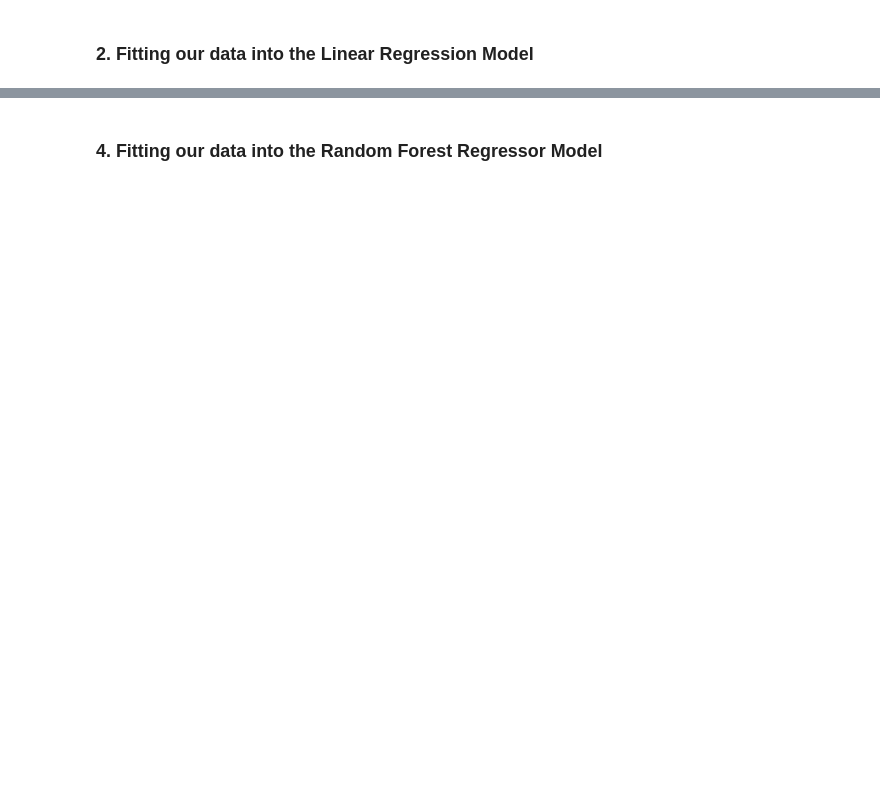
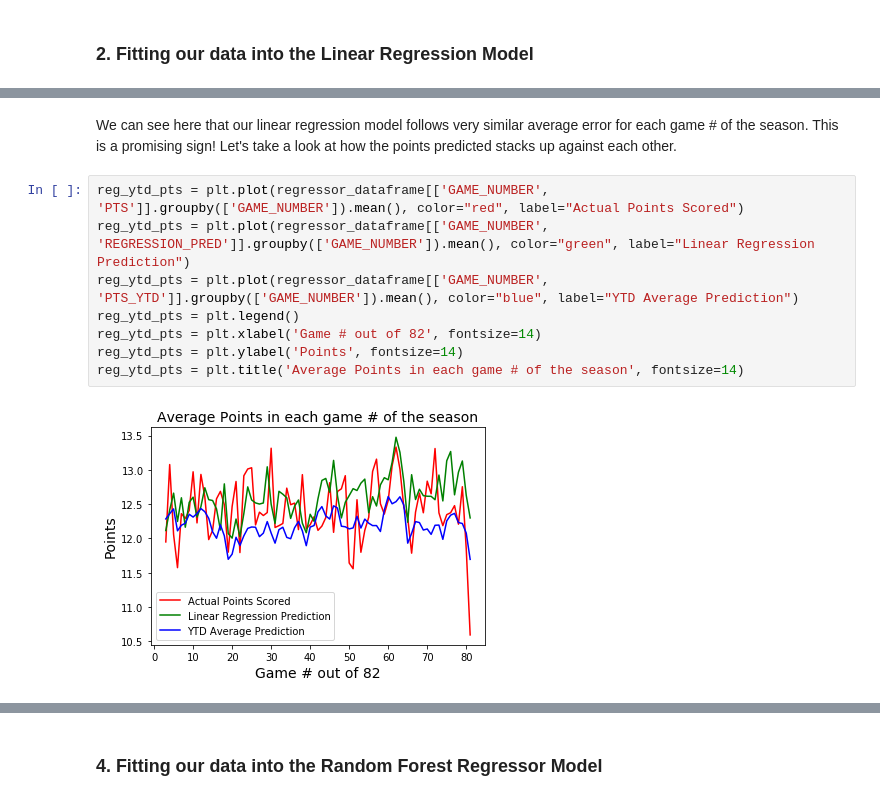
Before and after one commit to btsao604/Capstone_1, a Jupyter notebook: Final_Report/Capstone_Project_1_In-Depth_Analysis.ipynb, the cells around one changed output, grey strips where cells are left out. Saved outputs shown, nothing was run; the diff lists cells and outputs as text; blank space fills up the shorter version.

```diff
--- a/Final_Report/Capstone_Project_1_In-Depth_Analysis.ipynb
+++ b/Final_Report/Capstone_Project_1_In-Depth_Analysis.ipynb
@@ -125,0 +181,12 @@ print(score)
+# %% [markdown]
+<p>We can see here that our linear regression model follows very similar average error for each game # of the season. This is a promising sign! Let's take a look at how the points predicted stacks up against each other.</p>
+# %%
+reg_ytd_pts = plt.plot(regressor_dataframe[['GAME_NUMBER', 'PTS']].groupby(['GAME_NUMBER']).mean(), color="red", label="Actual Points Scored")
+reg_ytd_pts = plt.plot(regressor_dataframe[['GAME_NUMBER', 'REGRESSION_PRED']].groupby(['GAME_NUMBER']).mean(), color="green", label="Linear Regression Prediction")
+reg_ytd_pts = plt.plot(regressor_dataframe[['GAME_NUMBER', 'PTS_YTD']].groupby(['GAME_NUMBER']).mean(), color="blue", label="YTD Average Prediction")
+reg_ytd_pts = plt.legend()
+reg_ytd_pts = plt.xlabel('Game # out of 82', fontsize=14)
+reg_ytd_pts = plt.ylabel('Points', fontsize=14)
+reg_ytd_pts = plt.title('Average Points in each game # of the season', fontsize=14)
+# %% [output]
+[figure, added]
```
Also changed, not shown: parts of 41 cells of this notebook, 12 other files.
